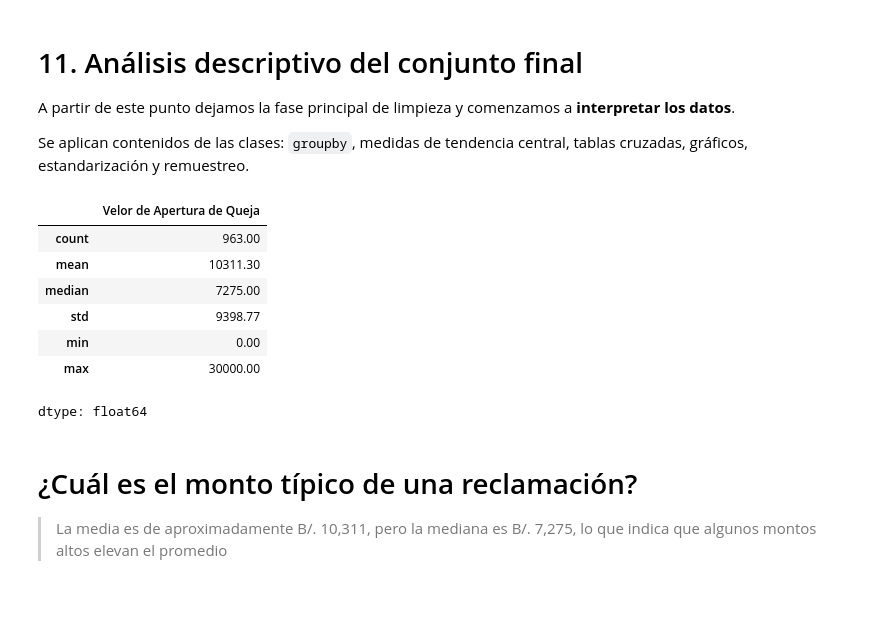
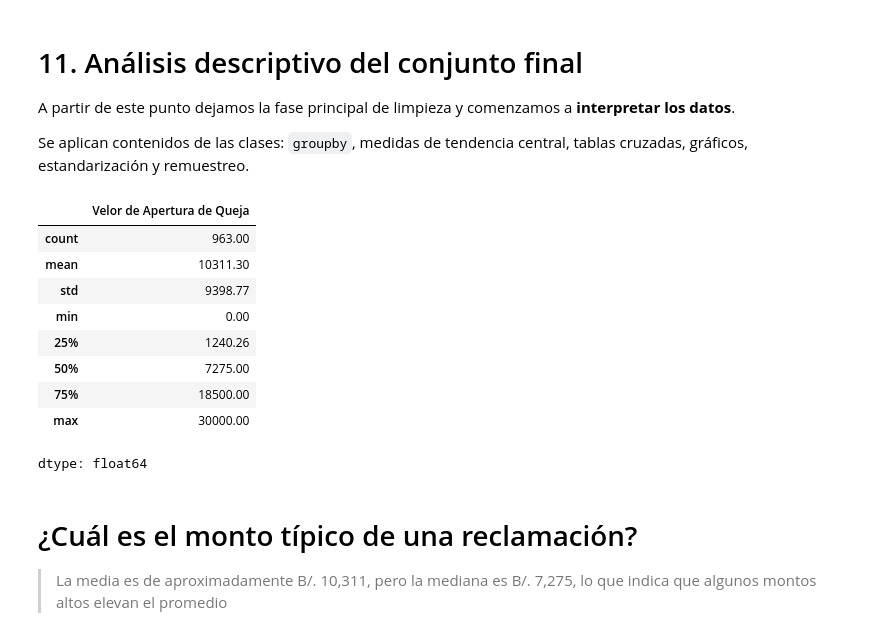
Before and after one commit to Anikawi/propuesta_parte1_S100_grupo9, a Jupyter notebook: Proyecto_Riesgo_Postcompra_Autos_Panama.ipynb, the cells around one changed output. Drawn from its saved outputs; the diff is of its cells as text; code cells hidden in the pictures; blank space fills up the shorter version.

Commit message:
Actualización de .describe para llenar la tabla del whitepaper [90] [95]

```diff
--- a/Proyecto_Riesgo_Postcompra_Autos_Panama.ipynb
+++ b/Proyecto_Riesgo_Postcompra_Autos_Panama.ipynb
@@ -1403,18 +1411,18 @@ A partir de este punto dejamos la fase principal de limpieza y comenzamos a **in
 
 Se aplican contenidos de las clases: `groupby`, medidas de tendencia central, tablas cruzadas, gráficos, estandarización y remuestreo.
 # %%
-resumen_final_monto = df_final["Velor de Apertura de Queja"].agg(
-    ["count", "mean", "median", "std", "min", "max"]
-)
+resumen_final_monto = df_final["Velor de Apertura de Queja"].describe()
 
 resumen_final_monto.round(2)
 # %% [output]
 |  | Velor de Apertura de Queja |
 | count | 963.00 |
 | mean | 10311.30 |
-| median | 7275.00 |
 | std | 9398.77 |
 | min | 0.00 |
+| 25% | 1240.26 |
+| 50% | 7275.00 |
+| 75% | 18500.00 |
 | max | 30000.00 |
 dtype: float64
 # %% [markdown]
```
Also changed, not shown: parts of 2 cells of this notebook.
